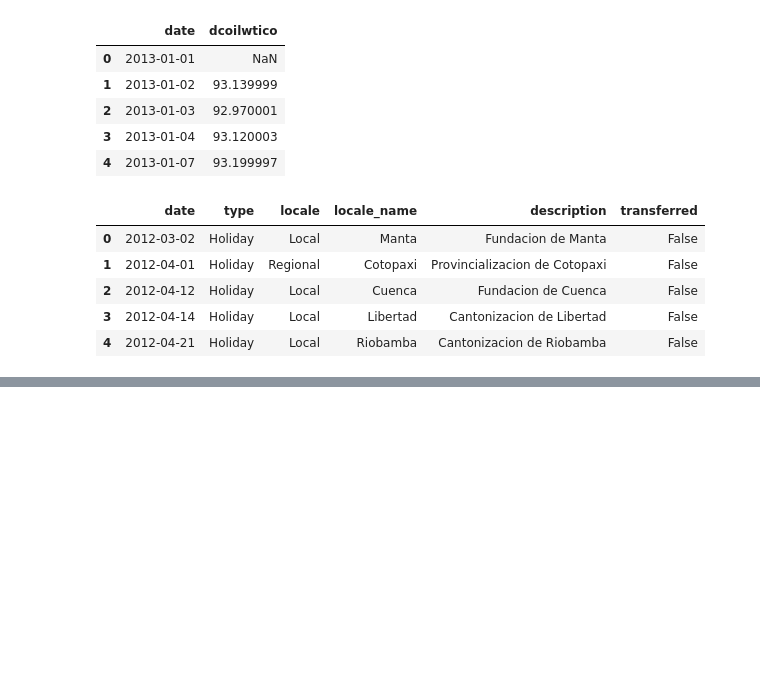
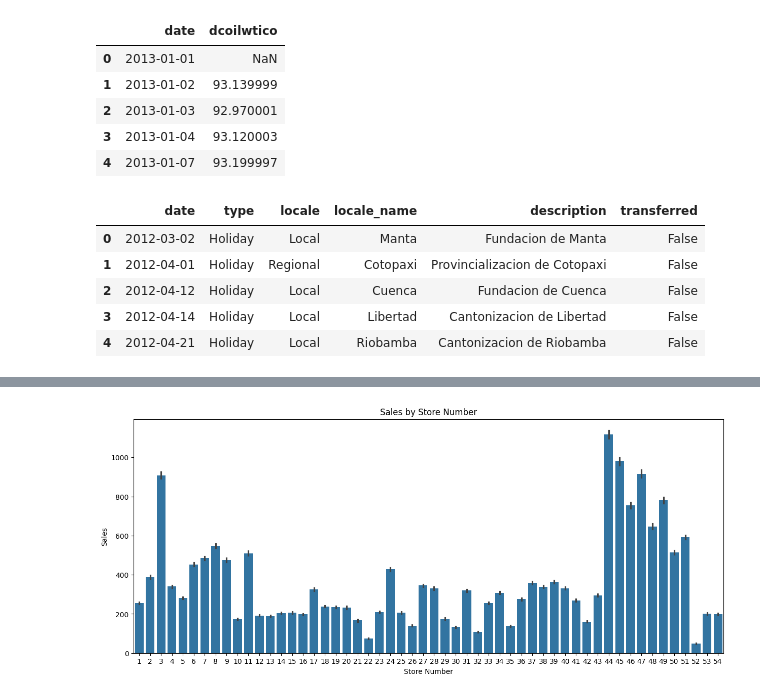
Before and after one commit to wamathaiwandeto/Time-Series-Regression-Analysis, a Jupyter notebook: notebooks/notebook.ipynb, the cells around one changed output, grey strips where cells are left out. Drawn from its saved outputs; the diff is of its cells as text; code cells hidden in the pictures; blank space fills up the shorter version.

```diff
--- a/notebooks/notebook.ipynb
+++ b/notebooks/notebook.ipynb
@@ -292,0 +337,10 @@ df_holidays.head()
+# %%
+# Sales by Store Number
+plt.figure(figsize=(15, 6))
+sns.barplot(data=df_train, x='store_nbr', y='sales')
+plt.title('Sales by Store Number')
+plt.xlabel('Store Number')
+plt.ylabel('Sales')
+plt.show()
+# %% [output]
+[figure, added]
```
Also changed, not shown: parts of 6 cells of this notebook.
